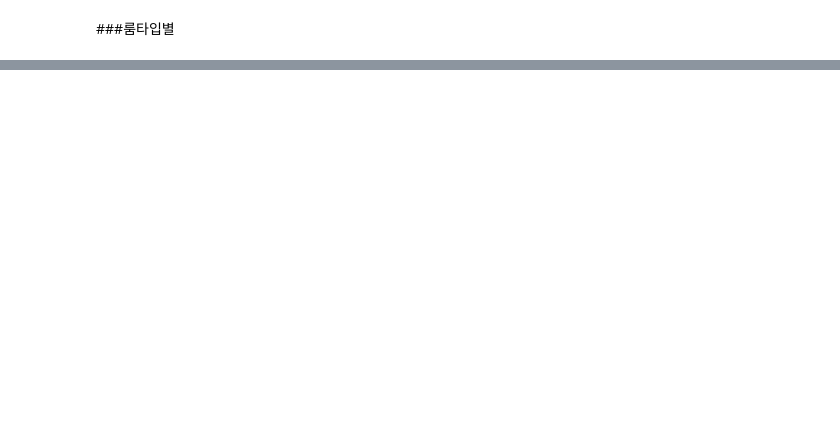
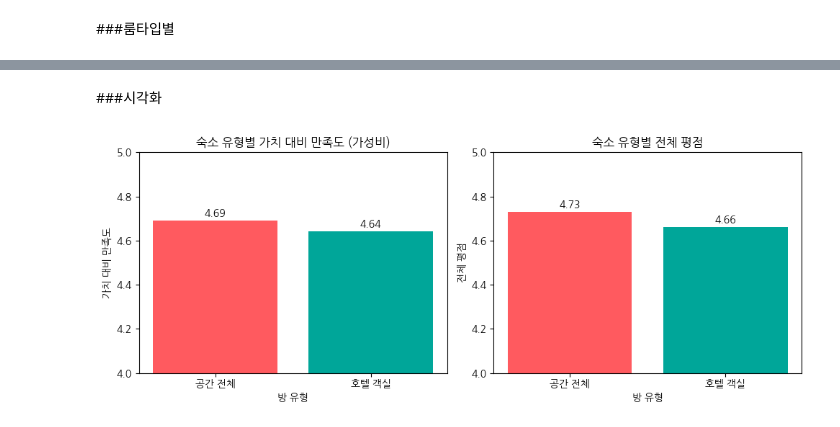
Before and after one commit to DogwonLee/Final-Team2, a Jupyter notebook: 파이널프로젝트_이도권.ipynb, the cells around one changed output, grey strips where cells are left out. Saved outputs shown, nothing was run; the diff lists cells and outputs as text; code cells hidden in the pictures; blank space fills up the shorter version.

```diff
--- a/파이널프로젝트_이도권.ipynb
+++ b/파이널프로젝트_이도권.ipynb
@@ -688,0 +895,11 @@ plt.show()
+# %%
+#한글 글씨 폰트 설치
+%%capture
+!sudo apt-get install -y fonts-nanum
+!sudo fc-cache -fv
+!rm ~/.cache/matplotlib -rf
+
+import matplotlib.pyplot as plt
+import matplotlib.font_manager as fm
+fm.fontManager.addfont('/usr/share/fonts/truetype/nanum/NanumGothic.ttf')
+plt.rcParams['font.family'] = 'NanumGothic'
@@ -688,0 +1077,51 @@ plt.show()
+# %% [markdown]
+###시각화
+# %%
+import matplotlib.pyplot as plt
+
+# 1️⃣ room_type이 '공간 전체' 또는 '호텔 객실' 인 데이터만 선택 (Updated filtering)
+filtered = mean_df[mean_df['room_type'].isin(['공간 전체', '호텔 객실'])]
+
+plt.figure(figsize=(10, 4))
+colors = ['#ff5a5f', '#00a699']  # 두 그룹에 맞게 색 2개만 지정
+
+# ── Subplot 1: 가치 대비 만족도 ──
+plt.subplot(1, 2, 1)
+val_order = filtered.sort_values('review_scores_value', ascending=False)
+bars1 = plt.bar(
+    val_order['room_type'],
+    val_order['review_scores_value'],
+    color=colors
+)
+plt.title("숙소 유형별 가치 대비 만족도 (가성비)")
+plt.ylabel('가치 대비 만족도')
+plt.xlabel('방 유형')
+plt.ylim(4, 5)
+
+for bar in bars1:
+    yval = bar.get_height()
+    plt.text(bar.get_x() + bar.get_width()/2, yval + 0.01,
+             f'{yval:.2f}', ha='center', va='bottom')
+
+# ── Subplot 2: 전체 평점 ──
+plt.subplot(1, 2, 2)
+rat_order = filtered.sort_values('review_scores_rating', ascending=False)
+bars2 = plt.bar(
+    rat_order['room_type'],
+    rat_order['review_scores_rating'],
+    color=colors
+)
+plt.title("숙소 유형별 전체 평점")
+plt.ylabel('전체 평점')
+plt.xlabel('방 유형')
+plt.ylim(4, 5)
+
+for bar in bars2:
+    yval = bar.get_height()
+    plt.text(bar.get_x() + bar.get_width()/2, yval + 0.01,
+             f'{yval:.2f}', ha='center', va='bottom')
+
+plt.tight_layout()
+plt.show()
+# %% [output]
+[figure, added]
```
Also changed, not shown: parts of 33 cells of this notebook.
